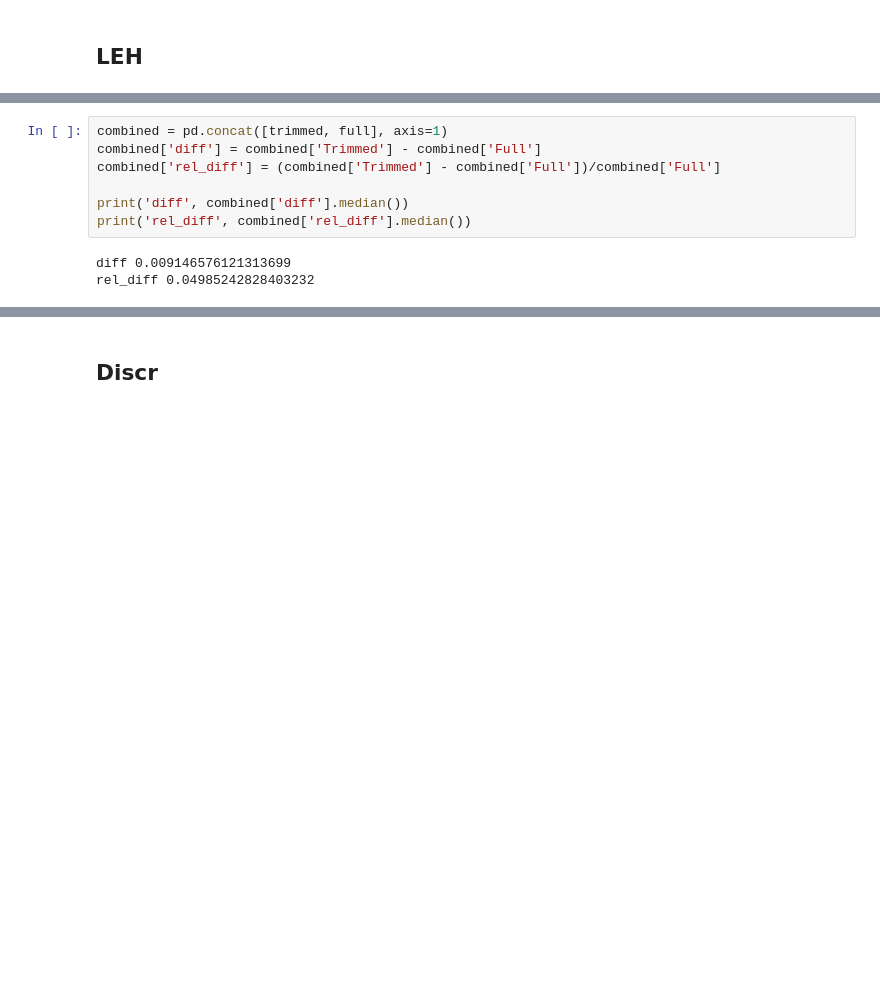
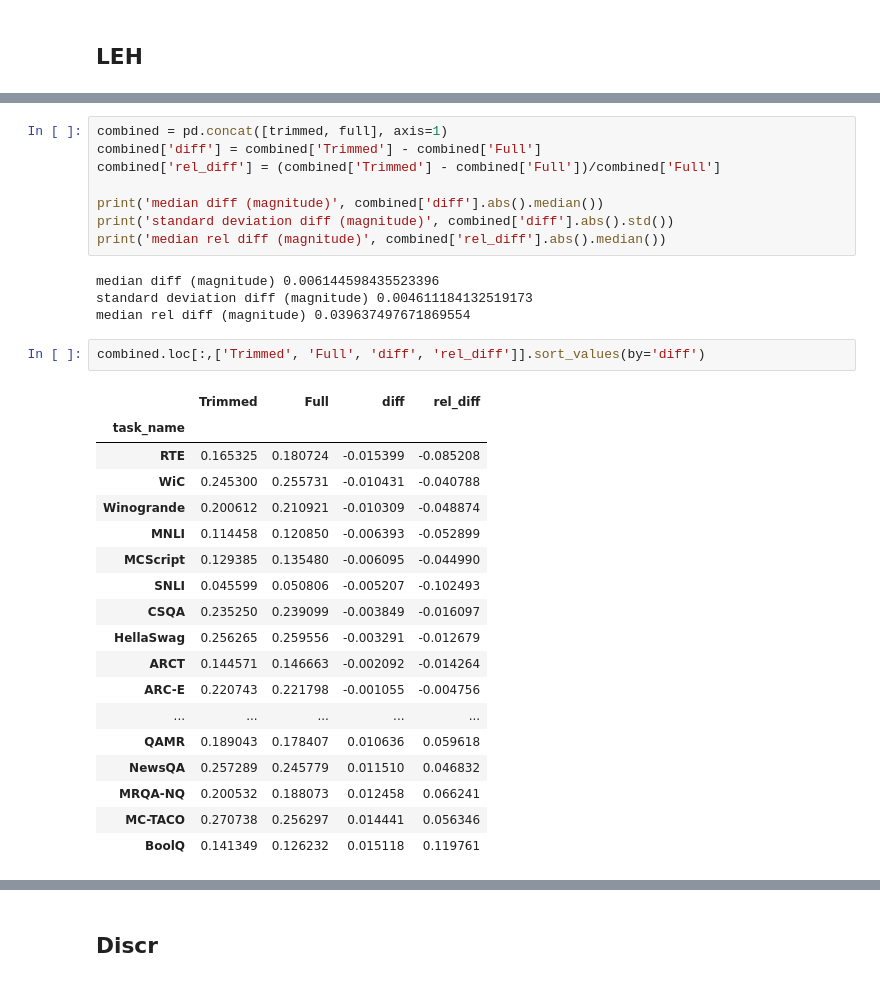
Before and after one commit to nyu-mll/nlu-test-sets, a Jupyter notebook: irt_scripts/trimmed_item_comparison.ipynb, the cells around one changed output, grey strips where cells are left out. Drawn from its saved outputs; the diff is of its cells as text; blank space fills up the shorter version.

```diff
--- a/irt_scripts/trimmed_item_comparison.ipynb
+++ b/irt_scripts/trimmed_item_comparison.ipynb
@@ -733,9 +733,32 @@ combined = pd.concat([trimmed, full], axis=1)
 combined['diff'] = combined['Trimmed'] - combined['Full']
 combined['rel_diff'] = (combined['Trimmed'] - combined['Full'])/combined['Full']
 
-print('diff', combined['diff'].median())
-print('rel_diff', combined['rel_diff'].median())
+print('median diff (magnitude)', combined['diff'].abs().median())
+print('standard deviation diff (magnitude)', combined['diff'].abs().std())
+print('median rel diff (magnitude)', combined['rel_diff'].abs().median())
 # %% [output]
-diff 0.009146576121313699
-rel_diff 0.04985242828403232
+median diff (magnitude) 0.006144598435523396
+standard deviation diff (magnitude) 0.004611184132519173
+median rel diff (magnitude) 0.039637497671869554
+# %%
+combined.loc[:,['Trimmed', 'Full', 'diff', 'rel_diff']].sort_values(by='diff')
+# %% [output]
+|  | Trimmed | Full | diff | rel_diff |
+| task_name |  |  |  |  |
+| RTE | 0.165325 | 0.180724 | -0.015399 | -0.085208 |
+| WiC | 0.245300 | 0.255731 | -0.010431 | -0.040788 |
+| Winogrande | 0.200612 | 0.210921 | -0.010309 | -0.048874 |
+| MNLI | 0.114458 | 0.120850 | -0.006393 | -0.052899 |
+| MCScript | 0.129385 | 0.135480 | -0.006095 | -0.044990 |
+| SNLI | 0.045599 | 0.050806 | -0.005207 | -0.102493 |
+| CSQA | 0.235250 | 0.239099 | -0.003849 | -0.016097 |
+| HellaSwag | 0.256265 | 0.259556 | -0.003291 | -0.012679 |
+| ARCT | 0.144571 | 0.146663 | -0.002092 | -0.014264 |
+| ARC-E | 0.220743 | 0.221798 | -0.001055 | -0.004756 |
+| ... | ... | ... | ... | ... |
+| QAMR | 0.189043 | 0.178407 | 0.010636 | 0.059618 |
+| NewsQA | 0.257289 | 0.245779 | 0.011510 | 0.046832 |
+| MRQA-NQ | 0.200532 | 0.188073 | 0.012458 | 0.066241 |
+| MC-TACO | 0.270738 | 0.256297 | 0.014441 | 0.056346 |
+| BoolQ | 0.141349 | 0.126232 | 0.015118 | 0.119761 |
 # %%
```
Also changed, not shown: parts of 21 cells of this notebook, 9 other files.
